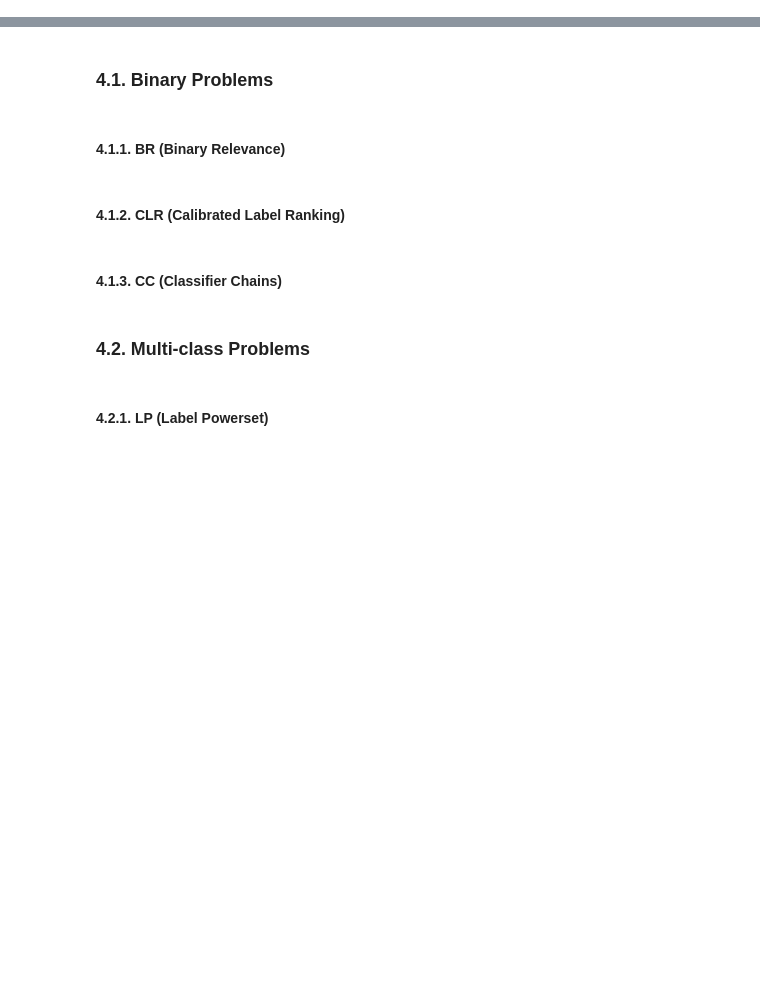
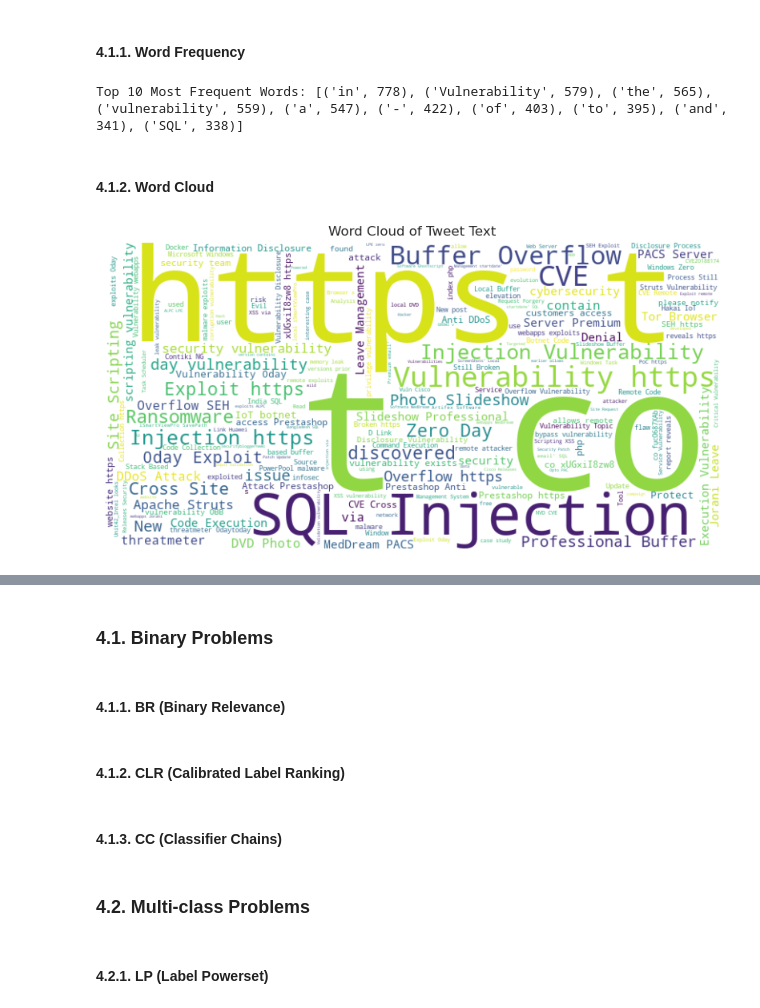
Before and after one commit to IrfEazy/msc-thesis, a Jupyter notebook: MultiLabelClassificationSoftware.ipynb, the cells around one changed output, grey strips where cells are left out. Saved outputs shown, nothing was run; the diff lists cells and outputs as text; code cells hidden in the pictures; blank space fills up the shorter version.

```diff
--- a/MultiLabelClassificationSoftware.ipynb
+++ b/MultiLabelClassificationSoftware.ipynb
@@ -313,0 +37,5 @@ X_train_pst, X_val_pst, y_train_pst, y_val_pst = train_test_split(
+# %%
+OVERWRITE = True
+RETRAIN = True
+RANDOM_STATE = 42
+MODEL_LEVEL = 'software'
@@ -313,0 +134,27 @@ X_train_pst, X_val_pst, y_train_pst, y_val_pst = train_test_split(
+# %%
+threat_tweets = (
+    pd.read_csv(filepath_or_buffer=THREAT_TWEETS_CSV)
+    .assign(
+        tweet=lambda df: df['tweet'].apply(func=ast.literal_eval),
+        watson=lambda df: df['watson'].apply(func=ast.literal_eval)
+        .apply(func=lambda x: x.get('categories', []))
+        .apply(func=build_tree),
+        watson_list=lambda df: df['watson'].apply(func=extract_keys),
+        target=lambda df: df['watson_list'].apply(func=map_targets, args=(FIX_TARGETS,))
+    )
+    .query(expr='relevant == True')
+    .drop(labels=[
+        'relevant', '_id', 'date',
+        'id', 'tweet', 'type',
+        'annotation', 'urls', 'destination_url',
+        'valid_certificate'
+    ], axis=1)
+    .dropna(subset=['text'], ignore_index=True)
+)
+
+threat_tweets = threat_tweets[
+    threat_tweets["watson_list"].apply(lambda x: ' '.join(MODEL_LEVEL.split(sep='_')) in x)
+].reset_index(drop=True)
+
+print(f"Threat Tweets: {len(threat_tweets)}")
+threat_tweets.head()
@@ -313,0 +176,24 @@ X_train_pst, X_val_pst, y_train_pst, y_val_pst = train_test_split(
+# %% [markdown]
+#### 4.1.1. Word Frequency
+# %%
+all_words = ' '.join(threat_tweets['text']).split()
+word_freq = Counter(all_words)
+print("Top 10 Most Frequent Words:", word_freq.most_common(10))
+# %% [output]
+Top 10 Most Frequent Words: [('in', 778), ('Vulnerability', 579), ('the', 565), ('vulnerability', 559), ('a', 547), ('-', 422), ('of', 403), ('to', 395), ('and', 341), ('SQL', 338)]
+# %% [markdown]
+#### 4.1.2. Word Cloud
+# %%
+wordcloud = WordCloud(
+    width=800,
+    height=400,
+    background_color='white'
+).generate(text=' '.join(threat_tweets['text']))
+
+plt.figure(figsize=(15, 5))
+plt.imshow(X=wordcloud, interpolation='bilinear')
+plt.axis('off')
+plt.title('Word Cloud of Tweet Text')
+plt.show()
+# %% [output]
+[figure, added]
```
Also changed, not shown: parts of 106 cells of this notebook.
